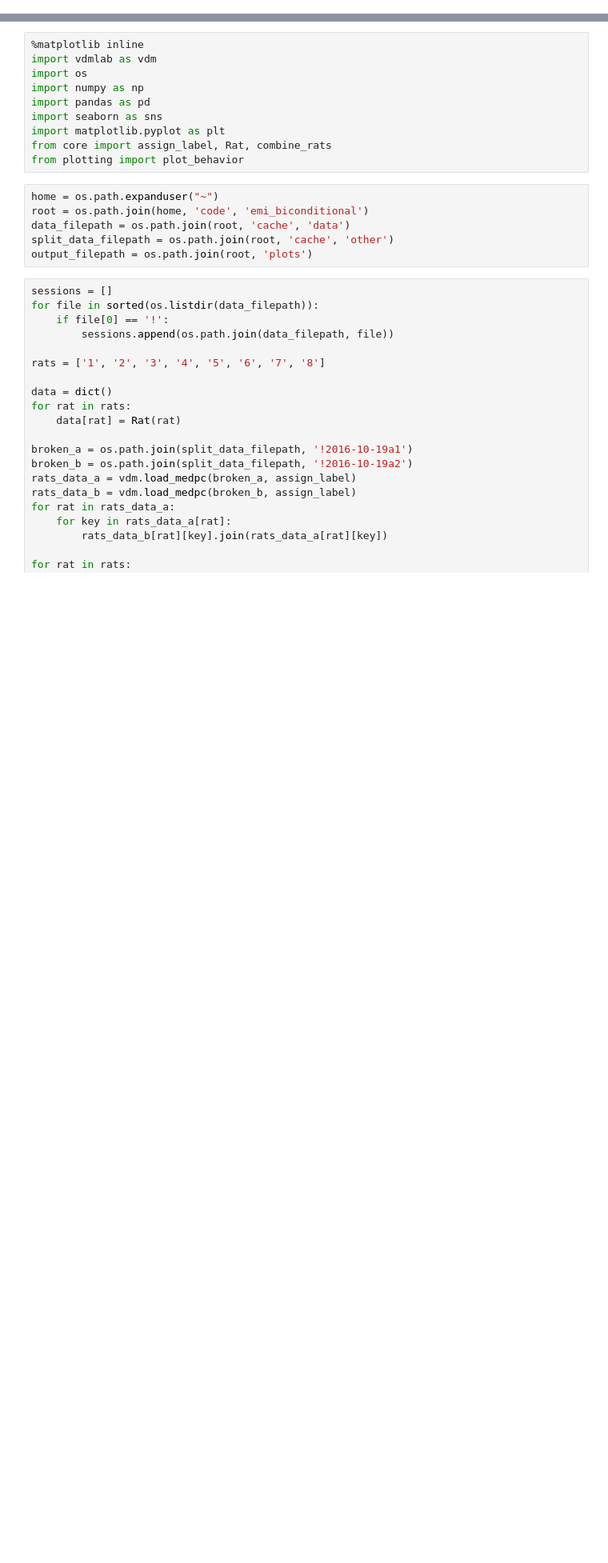
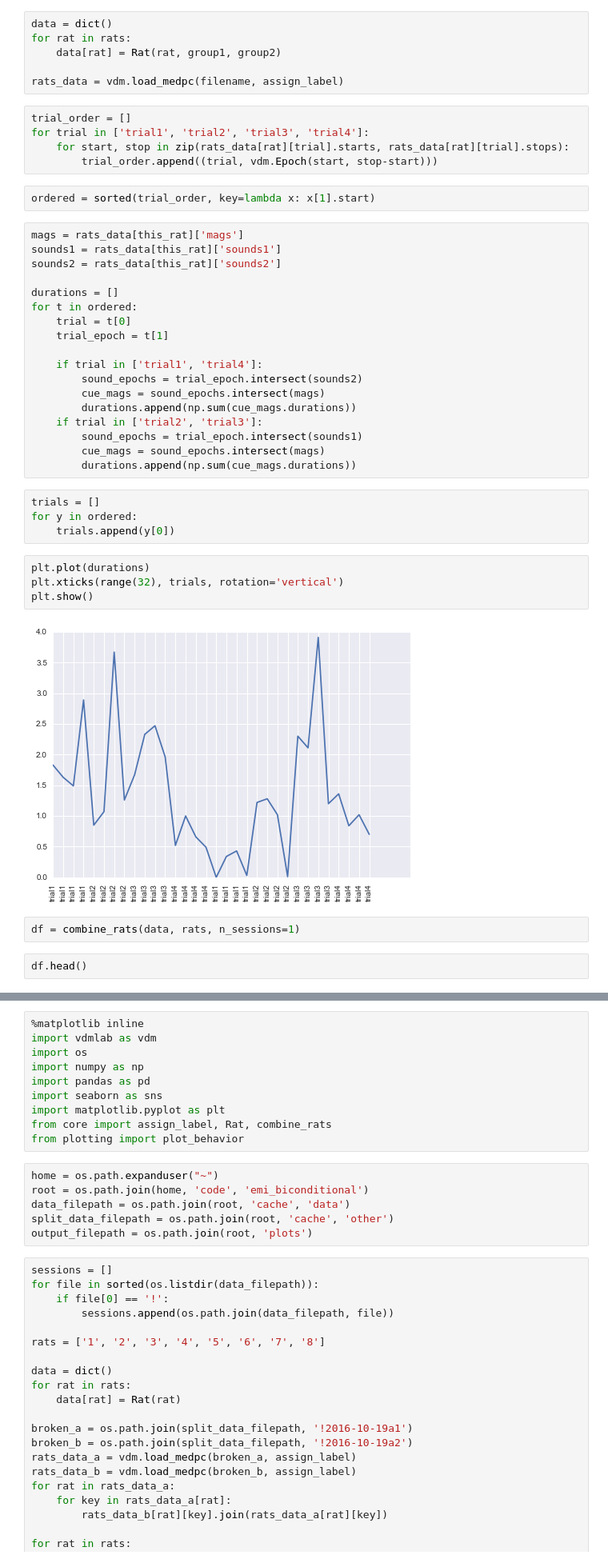
Before and after one commit to vandermeerlab/emi_biconditional, a Jupyter notebook: exploring.ipynb, the cells around one changed output, grey strips where cells are left out. Shown: that part at 80% size. Drawn from its saved outputs; the diff is of its cells as text; blank space fills up the shorter version.

```diff
--- a/exploring.ipynb
+++ b/exploring.ipynb
@@ -0,0 +27,45 @@
+# %%
+data = dict()
+for rat in rats:
+    data[rat] = Rat(rat, group1, group2)
+
+rats_data = vdm.load_medpc(filename, assign_label)
+# %%
+trial_order = []
+for trial in ['trial1', 'trial2', 'trial3', 'trial4']:
+    for start, stop in zip(rats_data[rat][trial].starts, rats_data[rat][trial].stops):
+        trial_order.append((trial, vdm.Epoch(start, stop-start)))
+# %%
+ordered = sorted(trial_order, key=lambda x: x[1].start)
+# %%
+mags = rats_data[this_rat]['mags']
+sounds1 = rats_data[this_rat]['sounds1']
+sounds2 = rats_data[this_rat]['sounds2']
+
+durations = []
+for t in ordered:
+    trial = t[0]
+    trial_epoch = t[1]
+
+    if trial in ['trial1', 'trial4']:
+        sound_epochs = trial_epoch.intersect(sounds2)
+        cue_mags = sound_epochs.intersect(mags)
+        durations.append(np.sum(cue_mags.durations))
+    if trial in ['trial2', 'trial3']:
+        sound_epochs = trial_epoch.intersect(sounds1)
+        cue_mags = sound_epochs.intersect(mags)
+        durations.append(np.sum(cue_mags.durations))
+# %%
+trials = []
+for y in ordered:
+    trials.append(y[0])
+# %%
+plt.plot(durations)
+plt.xticks(range(32), trials, rotation='vertical')
+plt.show()
+# %% [output]
+[figure, added]
+# %%
+df = combine_rats(data, rats, n_sessions=1)
+# %%
+df.head()
```
Also changed, not shown: parts of 8 cells of this notebook, 5 other files.
